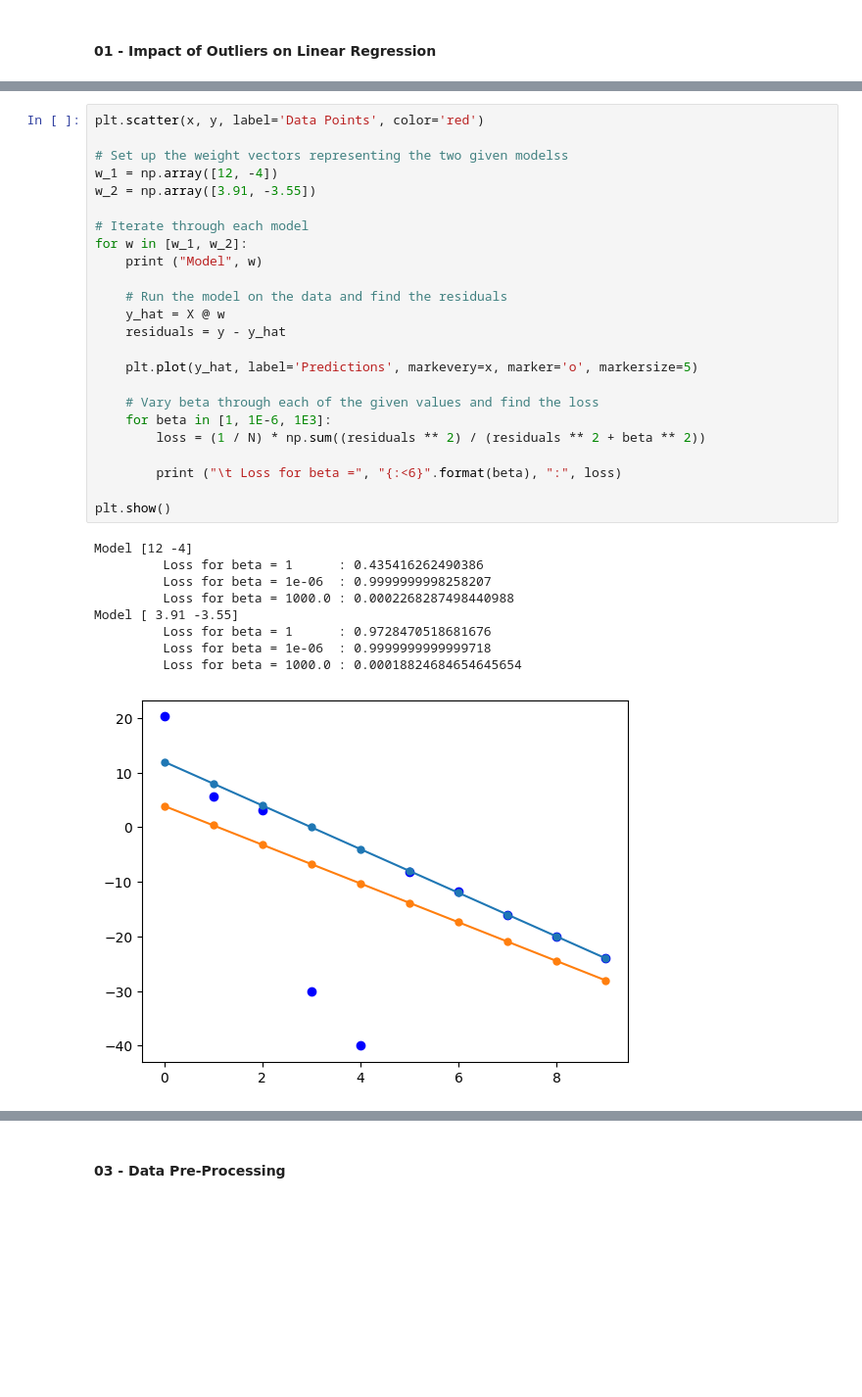
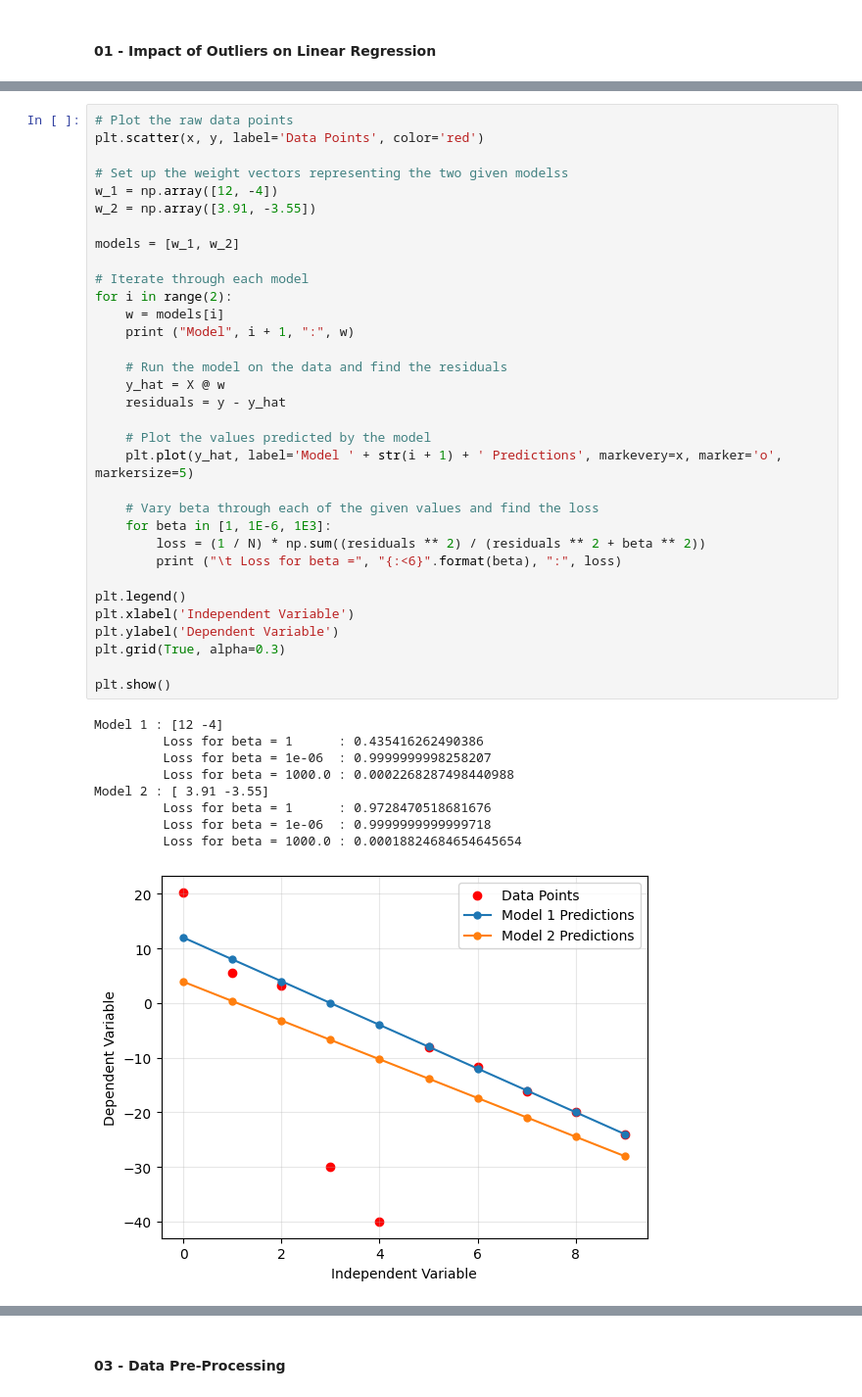
Before and after one commit to pulasthi-u/en3150-assignment01, a Jupyter notebook: A01.ipynb, the cells around one changed output, grey strips where cells are left out. Shown at 98% size. Saved outputs shown, nothing was run; the diff lists cells and outputs as text; blank space fills up the shorter version.

```diff
--- a/A01.ipynb
+++ b/A01.ipynb
@@ -37,35 +42,44 @@ Optimal Weights: [ 3.91672727 -3.55727273]
 [figure]
 # %%
+# Plot the raw data points
 plt.scatter(x, y, label='Data Points', color='red')
 
 # Set up the weight vectors representing the two given modelss
 w_1 = np.array([12, -4])
 w_2 = np.array([3.91, -3.55])
 
+models = [w_1, w_2]
+
 # Iterate through each model
-for w in [w_1, w_2]:
-    print ("Model", w)
+for i in range(2):
+    w = models[i]
+    print ("Model", i + 1, ":", w)
 
     # Run the model on the data and find the residuals
     y_hat = X @ w
     residuals = y - y_hat
 
-    plt.plot(y_hat, label='Predictions', markevery=x, marker='o', markersize=5)
+    # Plot the values predicted by the model
+    plt.plot(y_hat, label='Model ' + str(i + 1) + ' Predictions', markevery=x, marker='o', markersize=5)
 
     # Vary beta through each of the given values and find the loss
     for beta in [1, 1E-6, 1E3]:
         loss = (1 / N) * np.sum((residuals ** 2) / (residuals ** 2 + beta ** 2))
-
         print ("\t Loss for beta =", "{:<6}".format(beta), ":", loss)
 
+plt.legend()
+plt.xlabel('Independent Variable')
+plt.ylabel('Dependent Variable')
+plt.grid(True, alpha=0.3)
+
 plt.show()
 # %% [output]
-Model [12 -4]
+Model 1 : [12 -4]
          Loss for beta = 1      : 0.435416262490386
          Loss for beta = 1e-06  : 0.9999999998258207
          Loss for beta = 1000.0 : 0.0002268287498440988
-Model [ 3.91 -3.55]
+Model 2 : [ 3.91 -3.55]
          Loss for beta = 1      : 0.9728470518681676
          Loss for beta = 1e-06  : 0.9999999999999718
          Loss for beta = 1000.0 : 0.00018824684654645654
-[figure, old version]
+[figure, new version]
```
Also changed, not shown: parts of 3 cells of this notebook, 5 other files.
